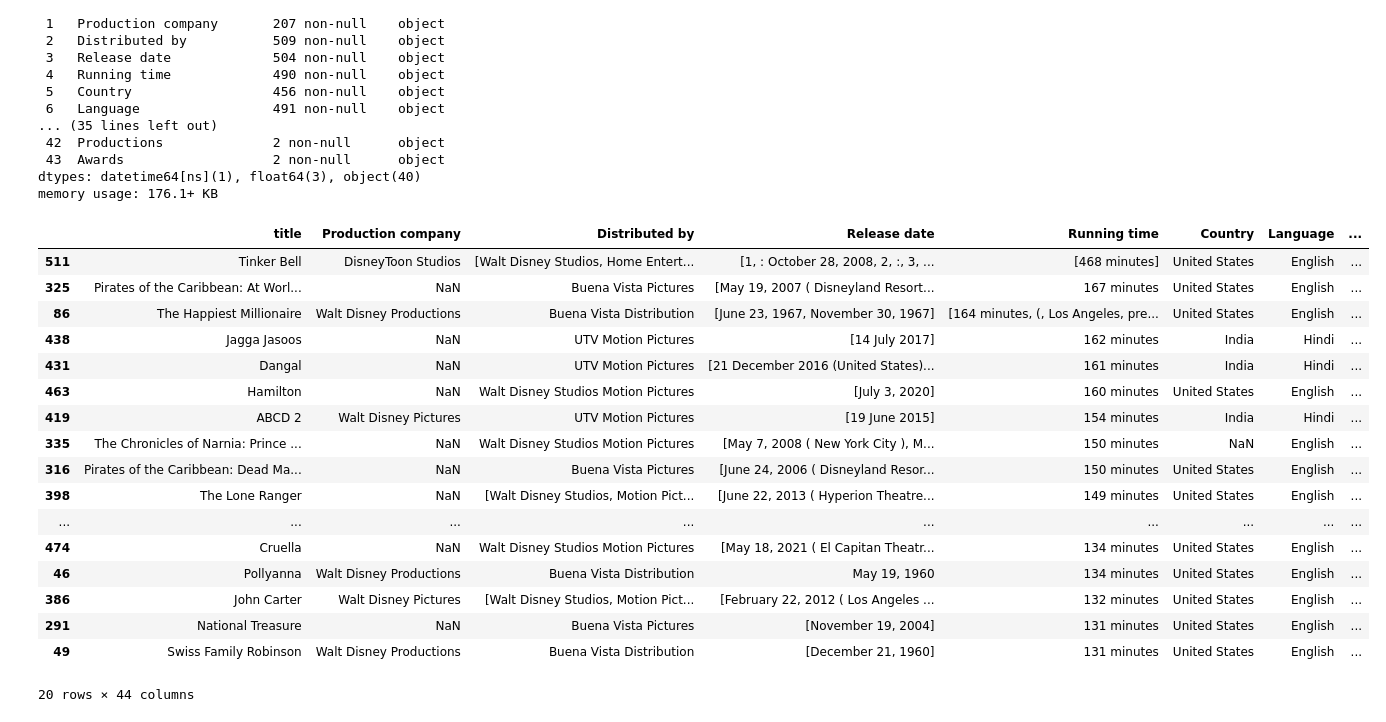
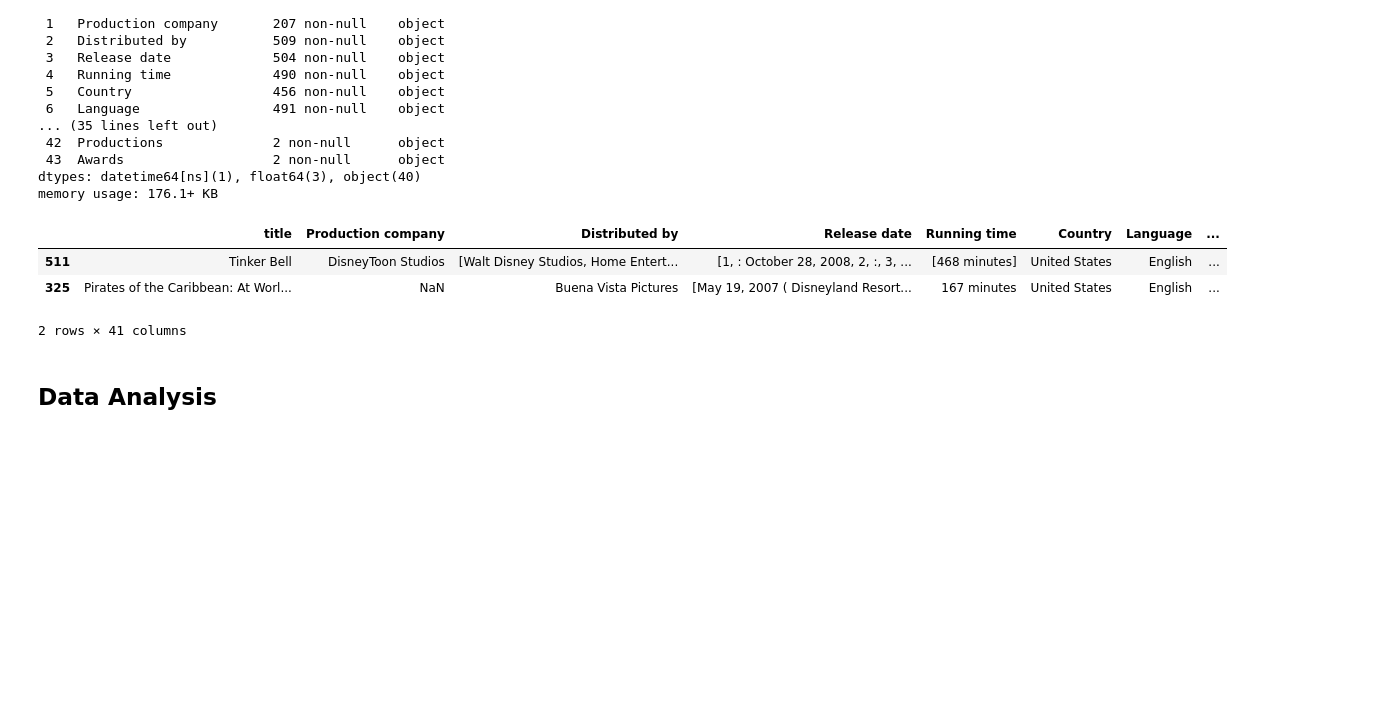
Before and after one commit to pappucode/datascrape, a Jupyter notebook: movie_data_scrape.ipynb, the cells around one changed output. Drawn from its saved outputs; the diff is of its cells as text; code cells hidden in the pictures; blank space fills up the shorter version.

Commit message:
For analysis purpose more cleaning running, like drop null column done, some exploratory data analysis done

```diff
--- a/movie_data_scrape.ipynb
+++ b/movie_data_scrape.ipynb
@@ -647,23 +700,11 @@ dtypes: datetime64[ns](1), float64(3), object(40)
 memory usage: 176.1+ KB
 # %%
 running_time = df.sort_values(['Running time (int)'], ascending=False)
-running_time.head(20)
+running_time.head(2)
 # %% [output]
 |  | title | Production company | Distributed by | Release date | Running time | Country | Language | ... |
 | 511 | Tinker Bell | DisneyToon Studios | [Walt Disney Studios, Home Entert... | [1, : October 28, 2008, 2, :, 3, ... | [468 minutes] | United States | English | ... |
 | 325 | Pirates of the Caribbean: At Worl... | NaN | Buena Vista Pictures | [May 19, 2007 ( Disneyland Resort... | 167 minutes | United States | English | ... |
-| 86 | The Happiest Millionaire | Walt Disney Productions | Buena Vista Distribution | [June 23, 1967, November 30, 1967] | [164 minutes, (, Los Angeles, pre... | United States | English | ... |
-| 438 | Jagga Jasoos | NaN | UTV Motion Pictures | [14 July 2017] | 162 minutes | India | Hindi | ... |
-| 431 | Dangal | NaN | UTV Motion Pictures | [21 December 2016 (United States)... | 161 minutes | India | Hindi | ... |
-| 463 | Hamilton | NaN | Walt Disney Studios Motion Pictures | [July 3, 2020] | 160 minutes | United States | English | ... |
-| 419 | ABCD 2 | Walt Disney Pictures | UTV Motion Pictures | [19 June 2015] | 154 minutes | India | Hindi | ... |
-| 335 | The Chronicles of Narnia: Prince ... | NaN | Walt Disney Studios Motion Pictures | [May 7, 2008 ( New York City ), M... | 150 minutes | NaN | English | ... |
-| 316 | Pirates of the Caribbean: Dead Ma... | NaN | Buena Vista Pictures | [June 24, 2006 ( Disneyland Resor... | 150 minutes | United States | English | ... |
-| 398 | The Lone Ranger | NaN | [Walt Disney Studios, Motion Pict... | [June 22, 2013 ( Hyperion Theatre... | 149 minutes | United States | English | ... |
-| ... | ... | ... | ... | ... | ... | ... | ... | ... |
-| 474 | Cruella | NaN | Walt Disney Studios Motion Pictures | [May 18, 2021 ( El Capitan Theatr... | 134 minutes | United States | English | ... |
-| 46 | Pollyanna | Walt Disney Productions | Buena Vista Distribution | May 19, 1960 | 134 minutes | United States | English | ... |
-| 386 | John Carter | Walt Disney Pictures | [Walt Disney Studios, Motion Pict... | [February 22, 2012 ( Los Angeles ... | 132 minutes | United States | English | ... |
-| 291 | National Treasure | NaN | Buena Vista Pictures | [November 19, 2004] | 131 minutes | United States | English | ... |
-| 49 | Swiss Family Robinson | Walt Disney Productions | Buena Vista Distribution | [December 21, 1960] | 131 minutes | United States | English | ... |
-20 rows × 44 columns
+2 rows × 41 columns
+# %% [markdown]
+## Data Analysis
```
Also changed, not shown: parts of 23 cells of this notebook, 2 other files.
